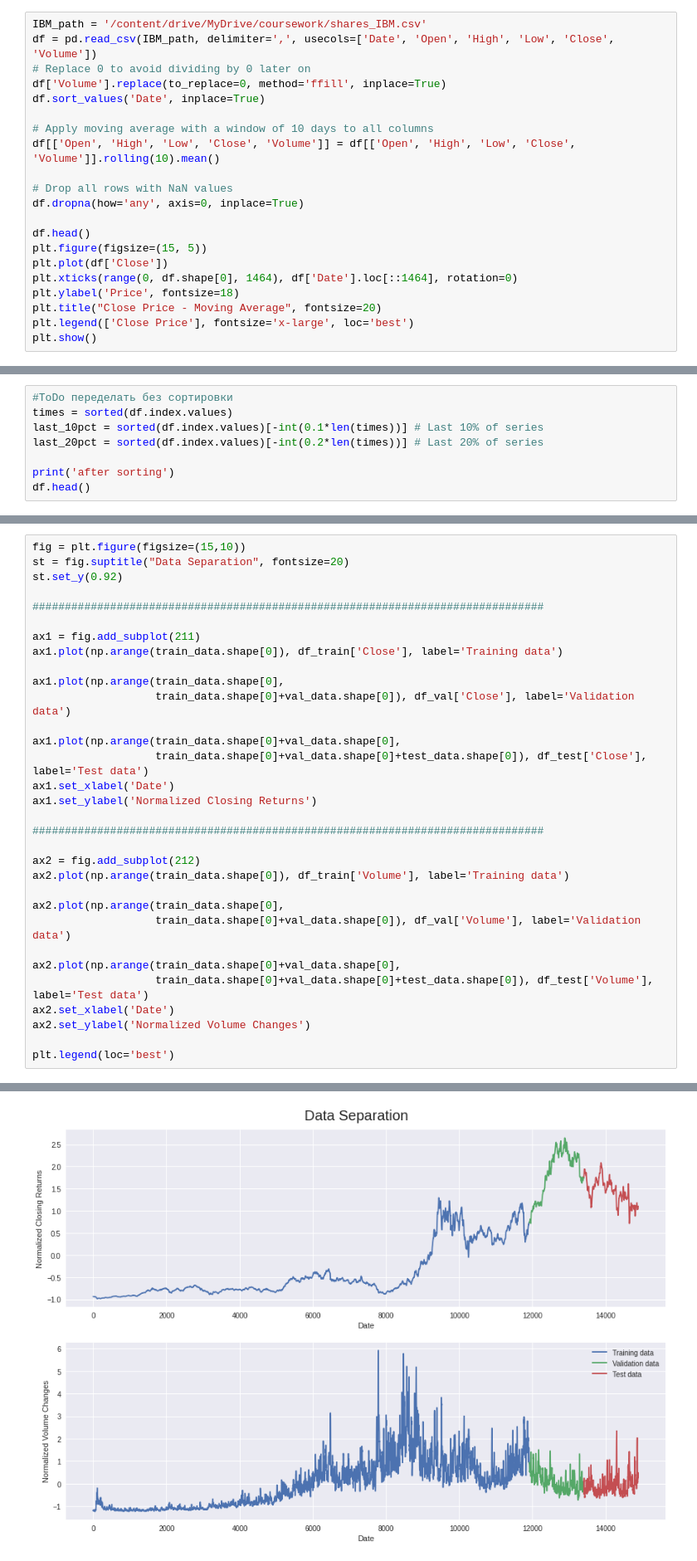
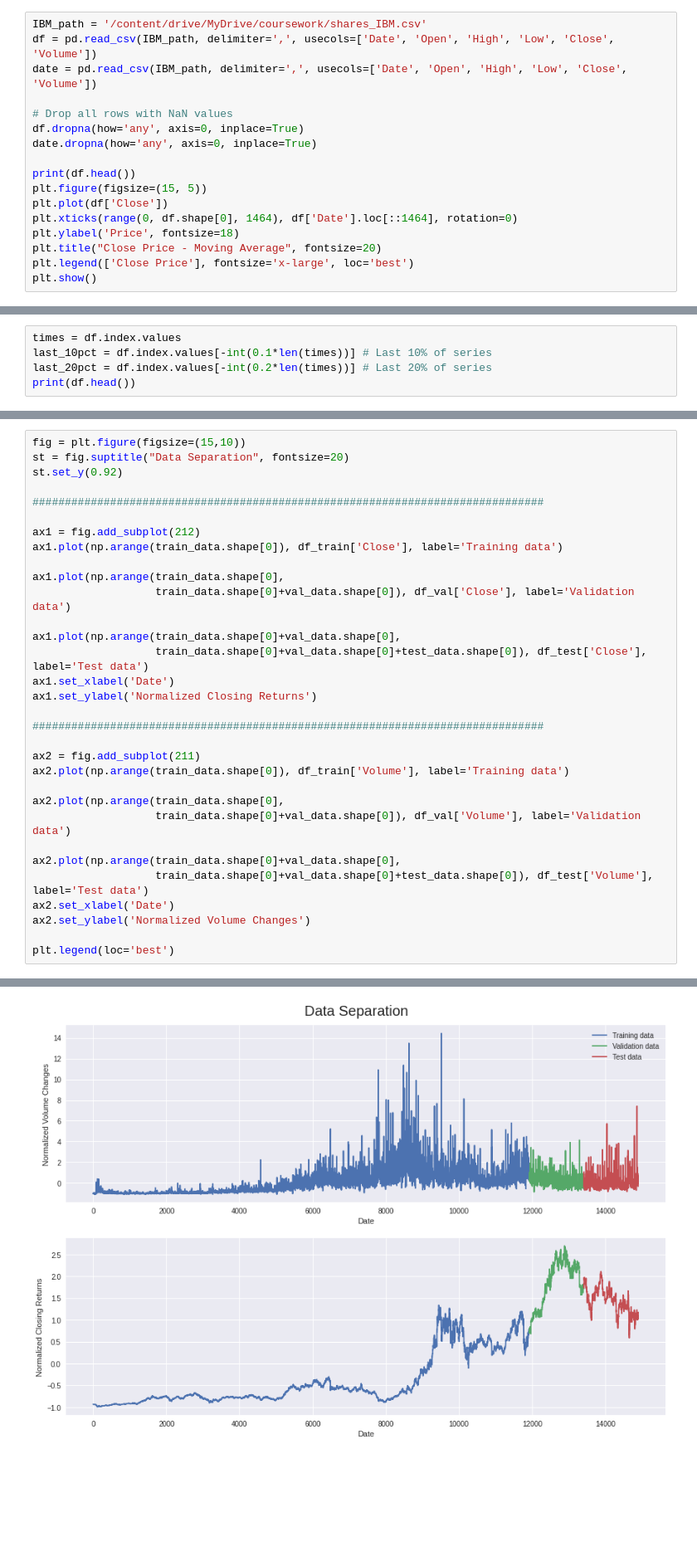
Before and after one commit to plerte/coursework1, a Jupyter notebook: LSTM.ipynb, the cells around one changed output, grey strips where cells are left out. Shown at 83% size. Drawn from its saved outputs; the diff is of its cells as text; blank space fills up the shorter version.

```diff
--- a/LSTM.ipynb
+++ b/LSTM.ipynb
@@ -17,17 +18,13 @@ Tensorflow version: 2.4.1
 # %%
 IBM_path = '/content/drive/MyDrive/coursework/shares_IBM.csv'
 df = pd.read_csv(IBM_path, delimiter=',', usecols=['Date', 'Open', 'High', 'Low', 'Close', 'Volume'])
-# Replace 0 to avoid dividing by 0 later on
-df['Volume'].replace(to_replace=0, method='ffill', inplace=True)
-df.sort_values('Date', inplace=True)
-
-# Apply moving average with a window of 10 days to all columns
-df[['Open', 'High', 'Low', 'Close', 'Volume']] = df[['Open', 'High', 'Low', 'Close', 'Volume']].rolling(10).mean()
+date = pd.read_csv(IBM_path, delimiter=',', usecols=['Date', 'Open', 'High', 'Low', 'Close', 'Volume'])
 
 # Drop all rows with NaN values
 df.dropna(how='any', axis=0, inplace=True)
+date.dropna(how='any', axis=0, inplace=True)
 
-df.head()
+print(df.head())
 plt.figure(figsize=(15, 5))
 plt.plot(df['Close'])
 plt.xticks(range(0, df.shape[0], 1464), df['Date'].loc[::1464], rotation=0)
@@ -78,9 +81,6 @@ plt.show()
 # %%
-#ToDo переделать без сортировки
-times = sorted(df.index.values)
-last_10pct = sorted(df.index.values)[-int(0.1*len(times))] # Last 10% of series
-last_20pct = sorted(df.index.values)[-int(0.2*len(times))] # Last 20% of series
-
-print('after sorting')
-df.head()
+times = df.index.values
+last_10pct = df.index.values[-int(0.1*len(times))] # Last 10% of series
+last_20pct = df.index.values[-int(0.2*len(times))] # Last 20% of series
+print(df.head())
 # %% [output]
@@ -128,36 +124,36 @@ fig = plt.figure(figsize=(15,10))
 st = fig.suptitle("Data Separation", fontsize=20)
 st.set_y(0.92)
 
 ###############################################################################
 
-ax1 = fig.add_subplot(211)
+ax1 = fig.add_subplot(212)
 ax1.plot(np.arange(train_data.shape[0]), df_train['Close'], label='Training data')
 
 ax1.plot(np.arange(train_data.shape[0],
                    train_data.shape[0]+val_data.shape[0]), df_val['Close'], label='Validation data')
 
 ax1.plot(np.arange(train_data.shape[0]+val_data.shape[0],
                    train_data.shape[0]+val_data.shape[0]+test_data.shape[0]), df_test['Close'], label='Test data')
 ax1.set_xlabel('Date')
 ax1.set_ylabel('Normalized Closing Returns')
 
 ###############################################################################
 
-ax2 = fig.add_subplot(212)
+ax2 = fig.add_subplot(211)
 ax2.plot(np.arange(train_data.shape[0]), df_train['Volume'], label='Training data')
 
 ax2.plot(np.arange(train_data.shape[0],
                    train_data.shape[0]+val_data.shape[0]), df_val['Volume'], label='Validation data')
 
 ax2.plot(np.arange(train_data.shape[0]+val_data.shape[0],
                    train_data.shape[0]+val_data.shape[0]+test_data.shape[0]), df_test['Volume'], label='Test data')
 ax2.set_xlabel('Date')
 ax2.set_ylabel('Normalized Volume Changes')
 
 plt.legend(loc='best')
 # %% [output]
 <matplotlib.legend.Legend at 0x...>
-[figure, old version]
+[figure, new version]
 # %%
 # Training data
 X_train, y_train = [], []
```
Also changed, not shown: parts of 25 cells of this notebook.
